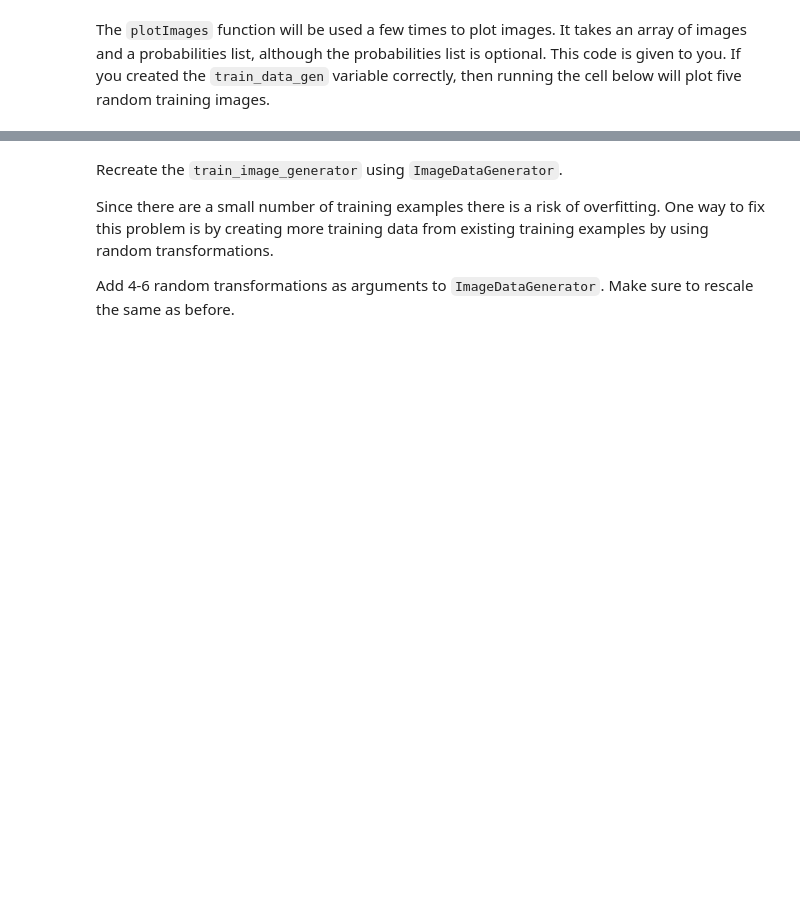
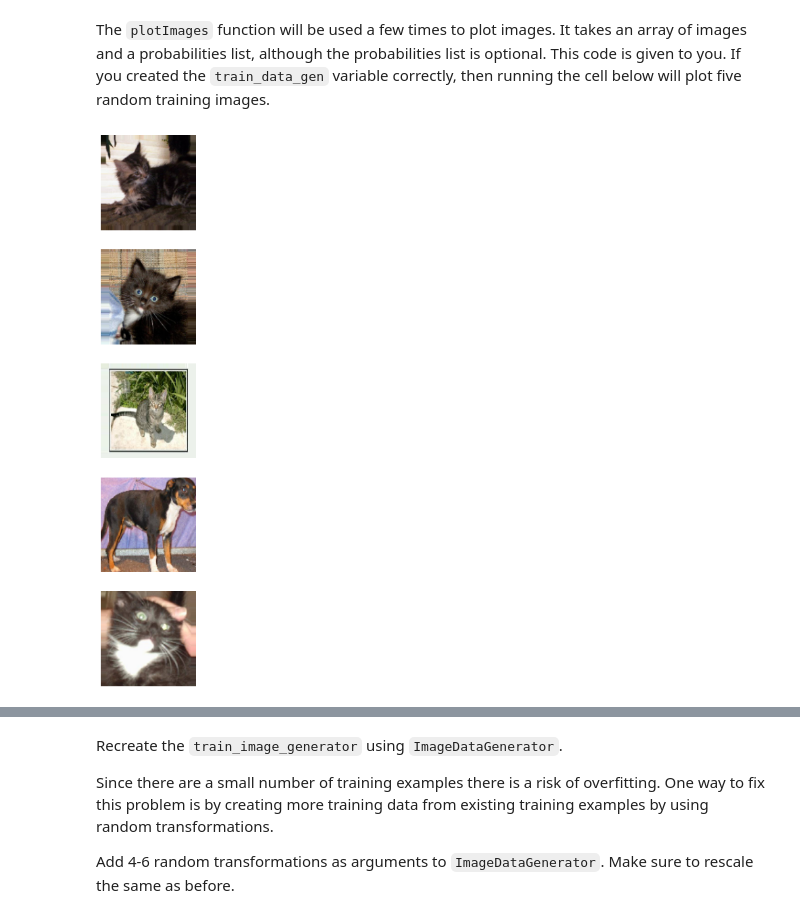
Before and after one commit to oladapo-joseph/Cat_and_dog, a Jupyter notebook: fcc_cat_dog.ipynb, the cells around one changed output, grey strips where cells are left out. Cells and saved outputs as stored; diff of their text form; code cells hidden in the pictures; blank space fills up the shorter version.

```diff
--- a/fcc_cat_dog.ipynb
+++ b/fcc_cat_dog.ipynb
@@ -154,19 +175,21 @@ The `plotImages` function will be used a few times to plot images. It takes an a
 # %%
 def plotImages(images_arr, probabilities = False):
     fig, axes = plt.subplots(len(images_arr), 1, figsize=(5,len(images_arr) * 3))
     if probabilities is False:
       for img, ax in zip( images_arr, axes):
           ax.imshow(img)
           ax.axis('off')
     else:
       for img, probability, ax in zip( images_arr, probabilities, axes):
           ax.imshow(img)
           ax.axis('off')
           if probability > 0.5:
               ax.set_title("%.2f" % (probability*100) + "% dog")
           else:
               ax.set_title("%.2f" % ((1-probability)*100) + "% cat")
     plt.show()
 
-sample_training_images, _ = next(train_data_gen)
+sample_training_images, _ = next(train_data_generator)
 plotImages(sample_training_images[:5])
+# %% [output]
+[figure, added]
```
Also changed, not shown: parts of 15 cells of this notebook.
